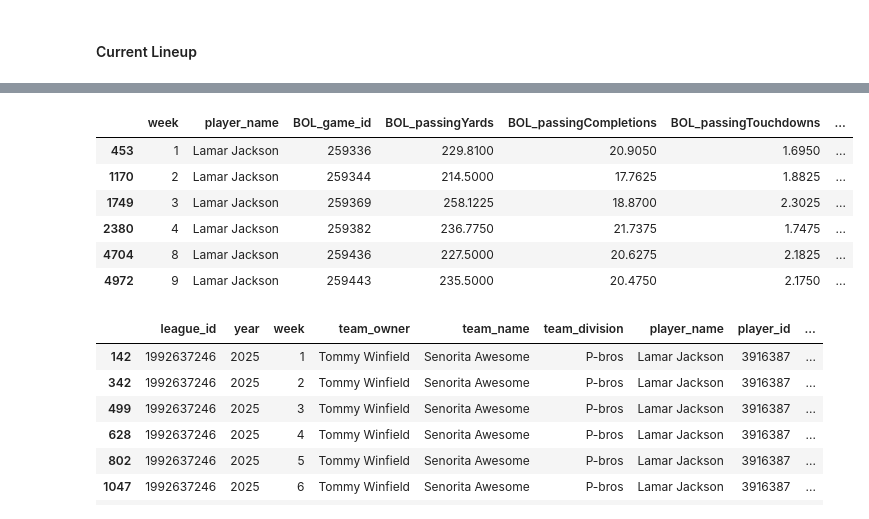
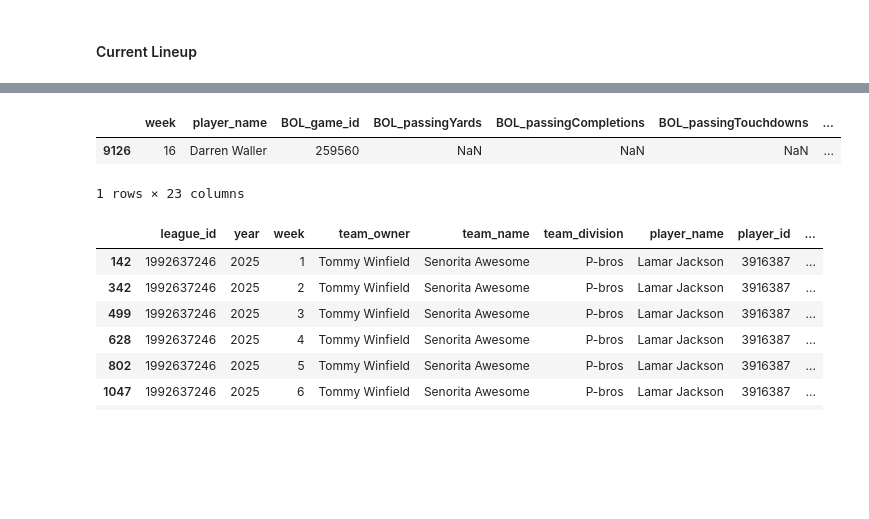
Before and after one commit to twinfield10/ESPN_FFL, a Jupyter notebook: FF Analysis Notebook.ipynb, the cells around one changed output, grey strips where cells are left out. Cells and saved outputs as stored; diff of their text form; code cells hidden in the pictures; blank space fills up the shorter version.

```diff
--- a/FF Analysis Notebook.ipynb
+++ b/FF Analysis Notebook.ipynb
@@ -557,15 +587,11 @@ Name: count, dtype: int64
 # %%
 bol = clean_bol()
 bol = change_col_prefix(df=bol, old_pfix="proj", new_pfix="BOL")
-bol[bol['player_name'] == 'Lamar Jackson']
+bol[(bol['player_name'] == 'Darren Waller') & (bol['week'] == 16)]#['week', 'player_name]
 # %% [output]
 |  | week | player_name | BOL_game_id | BOL_passingYards | BOL_passingCompletions | BOL_passingTouchdowns | ... |
-| 453 | 1 | Lamar Jackson | 259336 | 229.8100 | 20.9050 | 1.6950 | ... |
-| 1170 | 2 | Lamar Jackson | 259344 | 214.5000 | 17.7625 | 1.8825 | ... |
-| 1749 | 3 | Lamar Jackson | 259369 | 258.1225 | 18.8700 | 2.3025 | ... |
-| 2380 | 4 | Lamar Jackson | 259382 | 236.7750 | 21.7375 | 1.7475 | ... |
-| 4704 | 8 | Lamar Jackson | 259436 | 227.5000 | 20.6275 | 2.1825 | ... |
-| 4972 | 9 | Lamar Jackson | 259443 | 235.5000 | 20.4750 | 2.1750 | ... |
+| 9126 | 16 | Darren Waller | 259560 | NaN | NaN | NaN | ... |
+1 rows × 23 columns
 # %%
 LINEUPS[LINEUPS['player_name'] == 'Lamar Jackson']
 # %% [output]
```
Also changed, not shown: parts of 5 cells of this notebook, 36 other files.
